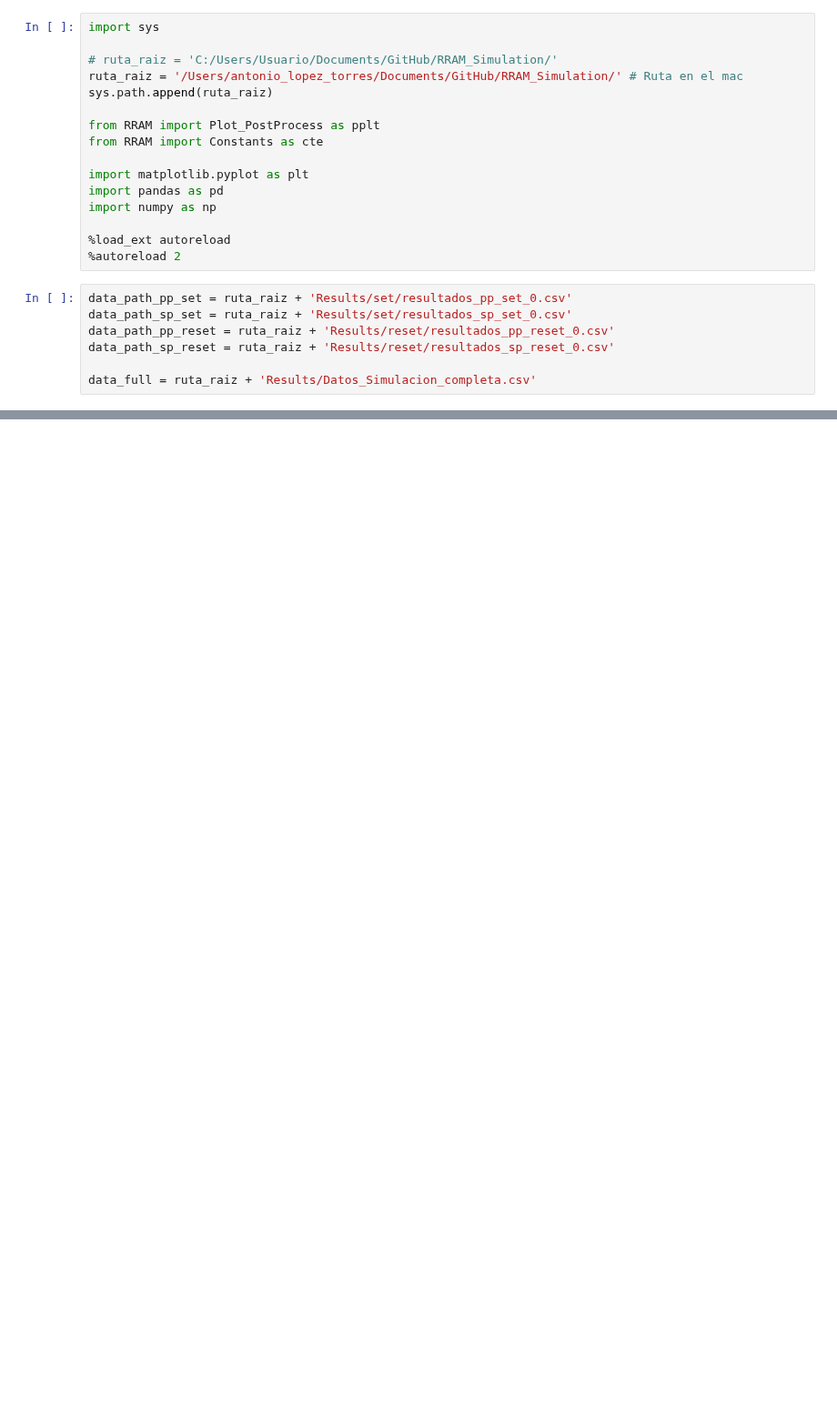
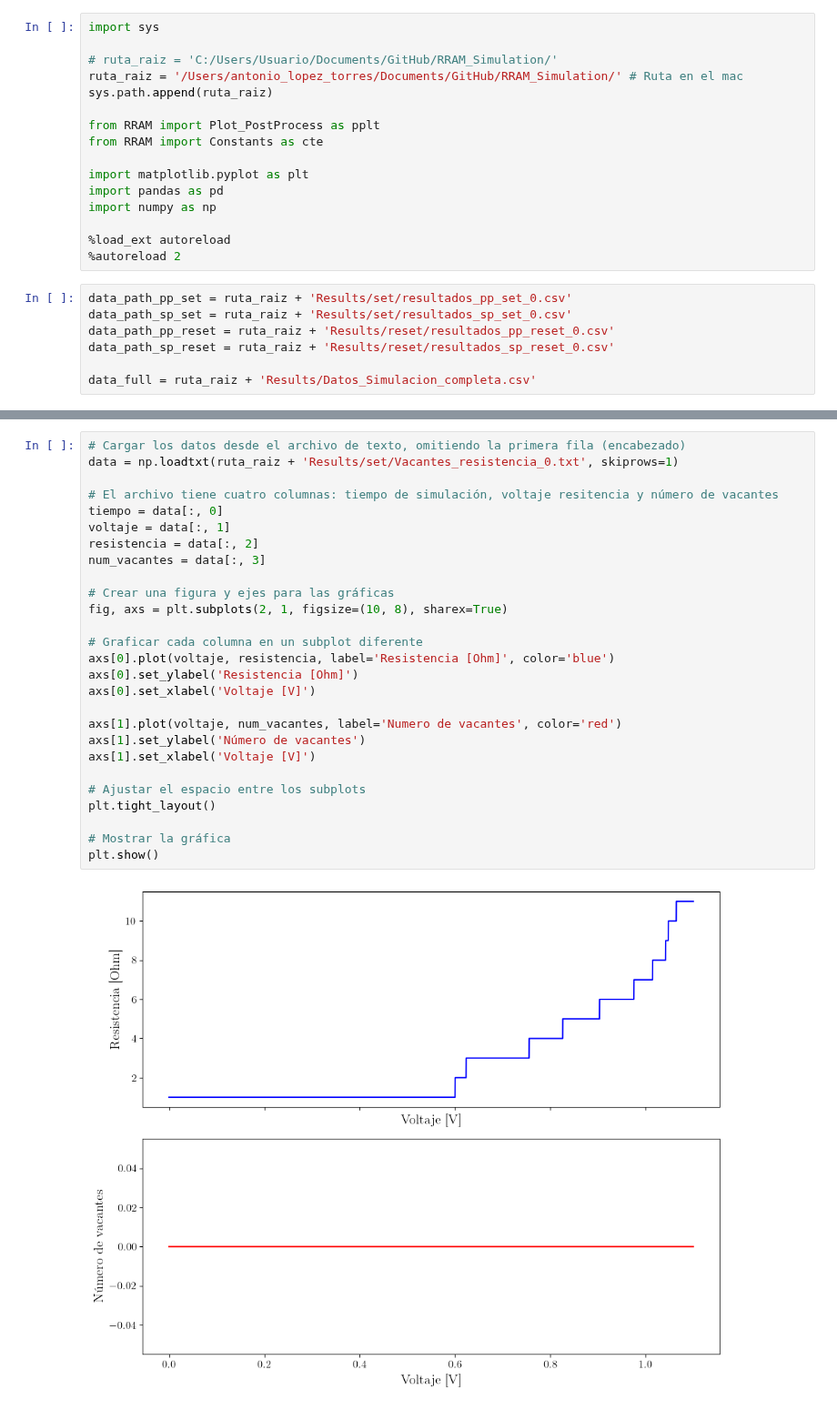
Before and after one commit to LabL4/RRAM_Simulation, a Jupyter notebook: Utilidades/plot_presentacion.ipynb, the cells around one changed output, grey strips where cells are left out. Shown at 91% size. Cells and saved outputs as stored; diff of their text form; blank space fills up the shorter version.

```diff
--- a/Utilidades/plot_presentacion.ipynb
+++ b/Utilidades/plot_presentacion.ipynb
@@ -83,0 +90,29 @@ plt.show()
+# %%
+# Cargar los datos desde el archivo de texto, omitiendo la primera fila (encabezado)
+data = np.loadtxt(ruta_raiz + 'Results/set/Vacantes_resistencia_0.txt', skiprows=1)
+
+# El archivo tiene cuatro columnas: tiempo de simulación, voltaje resitencia y número de vacantes
+tiempo = data[:, 0]
+voltaje = data[:, 1]
+resistencia = data[:, 2]
+num_vacantes = data[:, 3]
+
+# Crear una figura y ejes para las gráficas
+fig, axs = plt.subplots(2, 1, figsize=(10, 8), sharex=True)
+
+# Graficar cada columna en un subplot diferente
+axs[0].plot(voltaje, resistencia, label='Resistencia [Ohm]', color='blue')
+axs[0].set_ylabel('Resistencia [Ohm]')
+axs[0].set_xlabel('Voltaje [V]')
+
+axs[1].plot(voltaje, num_vacantes, label='Numero de vacantes', color='red')
+axs[1].set_ylabel('Número de vacantes')
+axs[1].set_xlabel('Voltaje [V]')
+
+# Ajustar el espacio entre los subplots
+plt.tight_layout()
+
+# Mostrar la gráfica
+plt.show()
+# %% [output]
+[figure, added]
```
Also changed, not shown: parts of 2 cells of this notebook, 7 other files.
